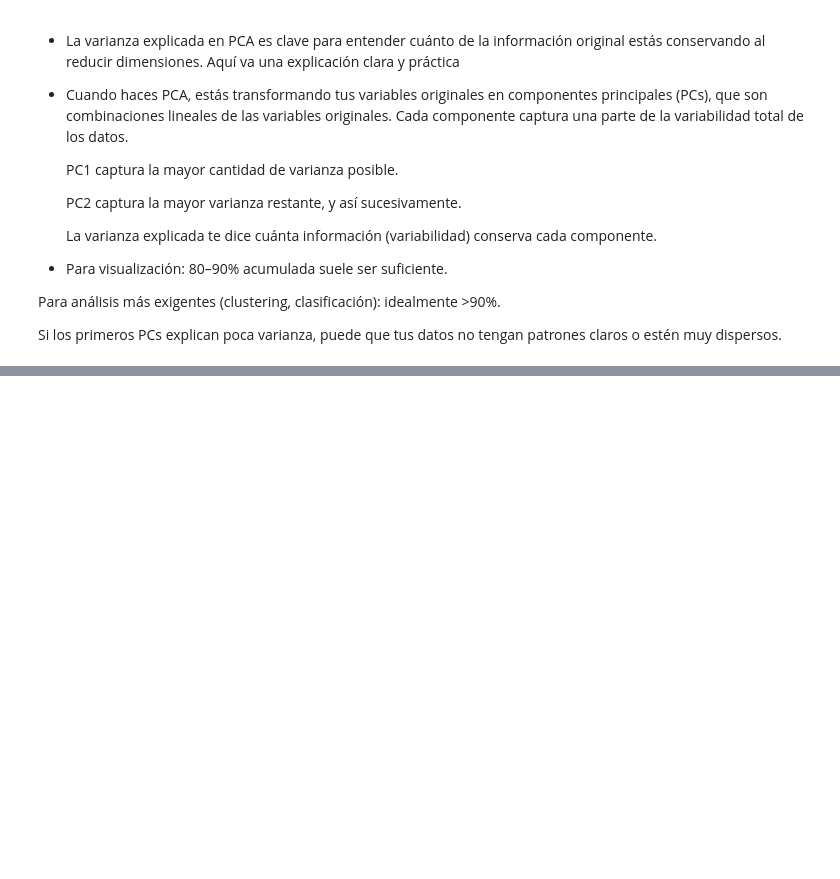
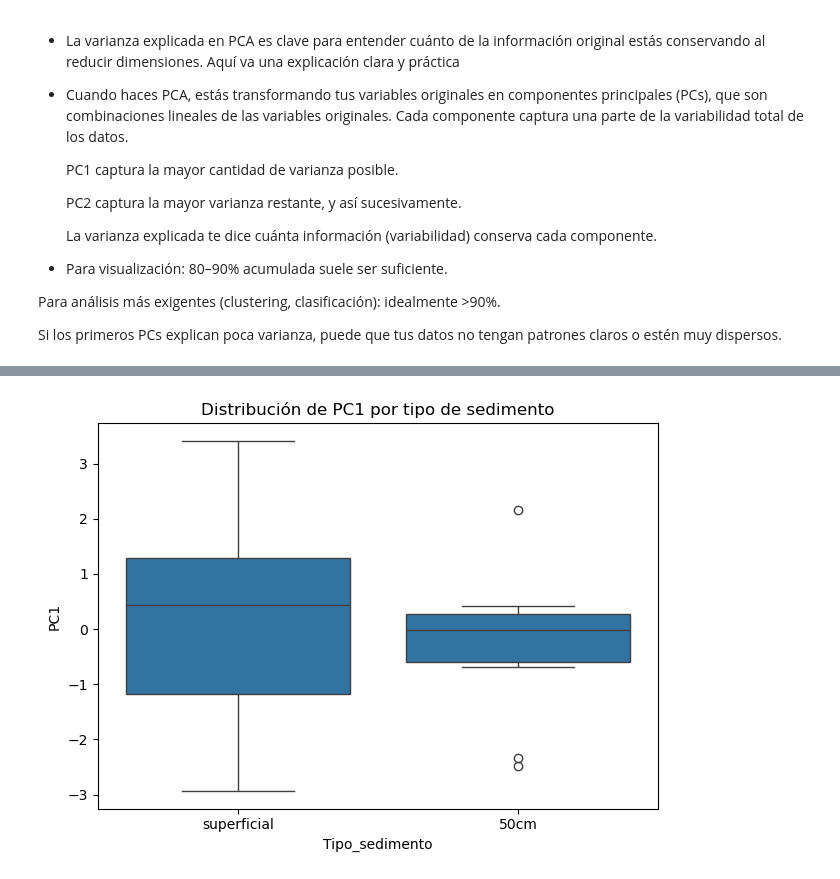
Before and after one commit to jpoh2/modelab-jp, a Jupyter notebook: Final_project_jp/Final_Project_JP.ipynb, the cells around one changed output, grey strips where cells are left out. Drawn from its saved outputs; the diff is of its cells as text; code cells hidden in the pictures; blank space fills up the shorter version.

```diff
--- a/Final_project_jp/Final_Project_JP.ipynb
+++ b/Final_project_jp/Final_Project_JP.ipynb
@@ -699,0 +743,8 @@ Si los primeros PCs explican poca varianza, puede que tus datos no tengan patron
+# %%
+#Puedes usar PC1 como una nueva variable para comparar sitios
+sns.boxplot(data=pca_df, x="Tipo_sedimento", y="PC1")
+plt.title("Distribución de PC1 por tipo de sedimento")
+plt.tight_layout()
+plt.show()
+# %% [output]
+[figure, added]
```
Also changed, not shown: parts of 12 cells of this notebook, 1 other file.
